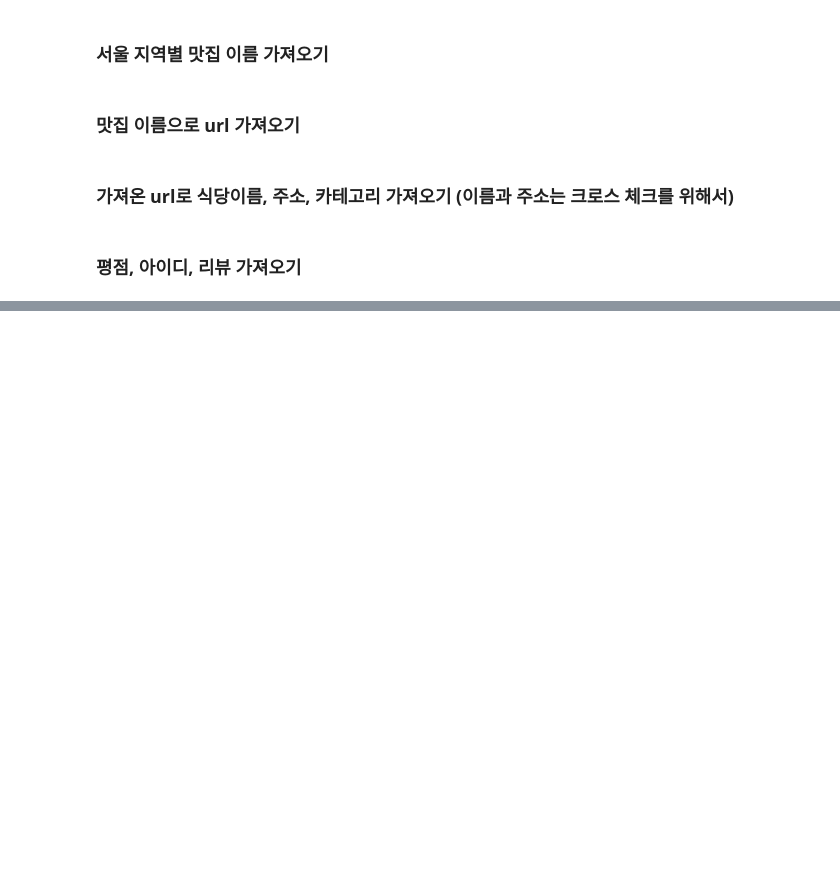
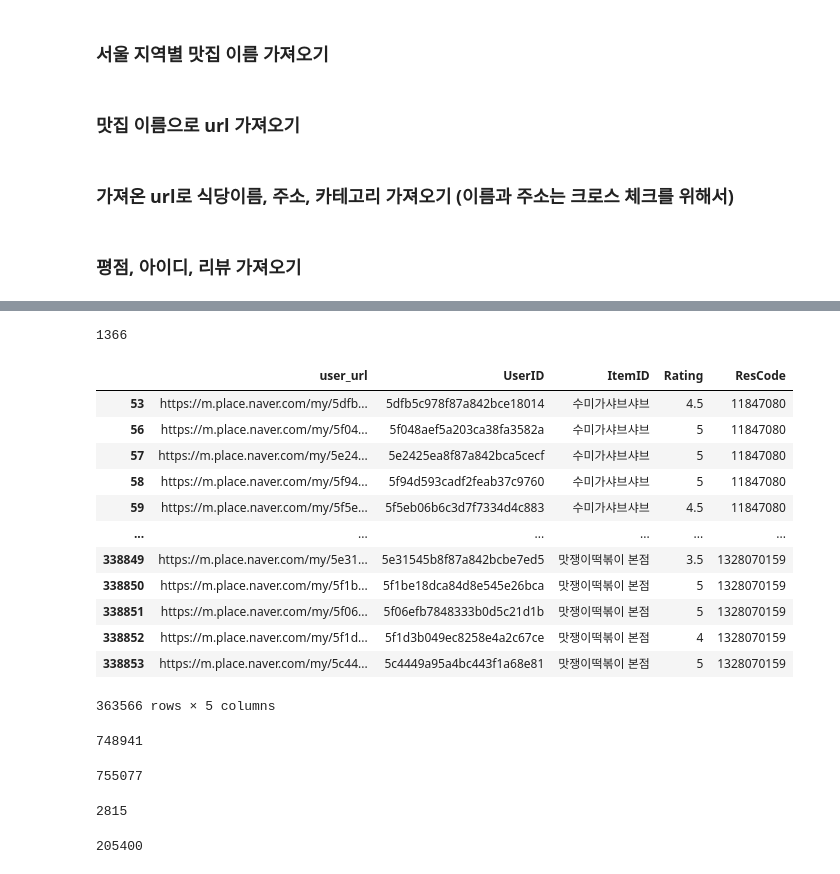
Before and after one commit to solyourock/ML_study, a Jupyter notebook: naver_myplace/scrapping.ipynb, the cells around one changed output, grey strips where cells are left out. Drawn from its saved outputs; the diff is of its cells as text; code cells hidden in the pictures; blank space fills up the shorter version.

```diff
--- a/naver_myplace/scrapping.ipynb
+++ b/naver_myplace/scrapping.ipynb
@@ -259,0 +260,8 @@ NoSuchElementException: Message: no such element: Unable to locate element: {"me
+# %%
+concat = pd.concat([tmp,tmp2])
+# %%
+concat['ResCode'] = concat['UserID'].apply(lambda x:x.split('_')[0])
+concat['UserID'] = concat['UserID'].apply(lambda x:x.split('_')[1])
+concat['Rating'] = concat['Rating'].apply(lambda x:x.split('별점')[1])
+# %%
+concat = concat.drop_duplicates()
@@ -259,0 +330,24 @@ NoSuchElementException: Message: no such element: Unable to locate element: {"me
+# %%
+d['ItemID'].nunique()
+# %% [output]
+1366
+# %%
+concat
+# %% [output]
+|  | user_url | UserID | ItemID | Rating | ResCode |
+| 53 | https://m.place.naver.com/my/5dfb... | 5dfb5c978f87a842bce18014 | 수미가샤브샤브 | 4.5 | 11847080 |
+| 56 | https://m.place.naver.com/my/5f04... | 5f048aef5a203ca38fa3582a | 수미가샤브샤브 | 5 | 11847080 |
+| 57 | https://m.place.naver.com/my/5e24... | 5e2425ea8f87a842bca5cecf | 수미가샤브샤브 | 5 | 11847080 |
+| 58 | https://m.place.naver.com/my/5f94... | 5f94d593cadf2feab37c9760 | 수미가샤브샤브 | 5 | 11847080 |
+| 59 | https://m.place.naver.com/my/5f5e... | 5f5eb06b6c3d7f7334d4c883 | 수미가샤브샤브 | 4.5 | 11847080 |
+| ... | ... | ... | ... | ... | ... |
+| 338849 | https://m.place.naver.com/my/5e31... | 5e31545b8f87a842bcbe7ed5 | 맛쟁이떡볶이 본점 | 3.5 | 1328070159 |
+| 338850 | https://m.place.naver.com/my/5f1b... | 5f1be18dca84d8e545e26bca | 맛쟁이떡볶이 본점 | 5 | 1328070159 |
+| 338851 | https://m.place.naver.com/my/5f06... | 5f06efb7848333b0d5c21d1b | 맛쟁이떡볶이 본점 | 5 | 1328070159 |
+| 338852 | https://m.place.naver.com/my/5f1d... | 5f1d3b049ec8258e4a2c67ce | 맛쟁이떡볶이 본점 | 4 | 1328070159 |
+| 338853 | https://m.place.naver.com/my/5c44... | 5c4449a95a4bc443f1a68e81 | 맛쟁이떡볶이 본점 | 5 | 1328070159 |
+363566 rows × 5 columns
+# %%
+len(tmp)
+# %% [output]
+748941
@@ -259,0 +358,12 @@ NoSuchElementException: Message: no such element: Unable to locate element: {"me
+# %%
+len(tmp)
+# %% [output]
+755077
+# %%
+tmp['ItemID'].nunique()
+# %% [output]
+2815
+# %%
+tmp['UserID'].nunique()
+# %% [output]
+205400
```
Also changed, not shown: parts of 33 cells of this notebook.
